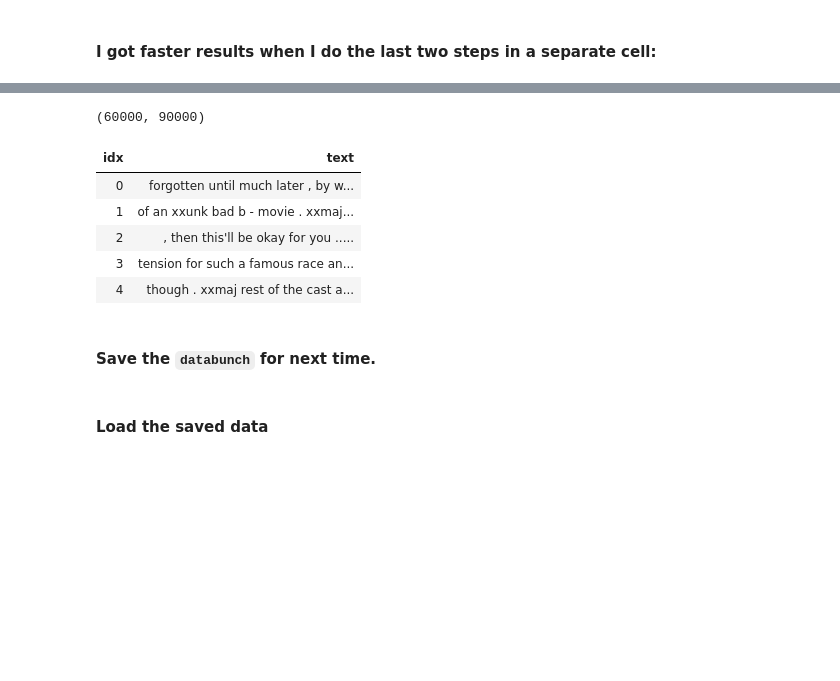
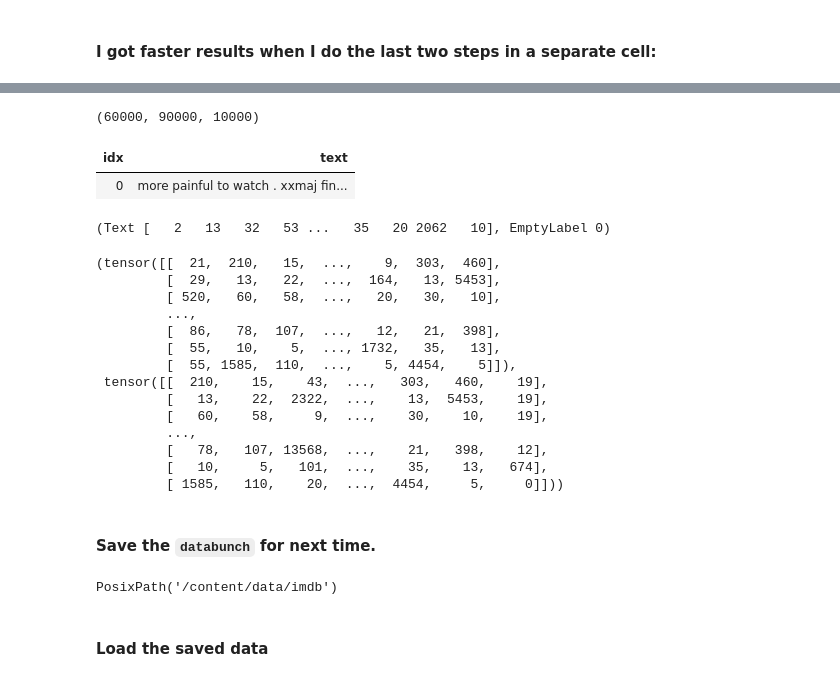
Before and after one commit to moonryul/course-nlp, a Jupyter notebook: 5-nn-imdb_annotated.ipynb, the cells around one changed output, grey strips where cells are left out. Drawn from its saved outputs; the diff is of its cells as text; code cells hidden in the pictures; blank space fills up the shorter version.

```diff
--- a/5-nn-imdb_annotated.ipynb
+++ b/5-nn-imdb_annotated.ipynb
@@ -258,8 +264,8 @@ count = 0
 error = True
 while error:
     try:
-        # Preprocessing steps
-        data_lm = (TextList.from_folder(path)
+        # The 1st step: Preprocessing steps
+        data_lm_full = (TextList.from_folder(path)
            #Inputs: all the text files in path
             .filter_by_folder(include=['train', 'test', 'unsup'])
            # notebook 3-logreg-nb-imbd used .split_by_folder instead of .filter_by_folder
@@ -290,9 +341,9 @@ count = 0
 error = True
 while error:
     try:
-        # Preprocessing steps
-        #     the next step is the bottleneck
-        data_lm = (data_lm.label_for_lm()
+        # the 2nd step (labeling texts) and the 3rd step (batching for language model)
+        #     the these steps is the bottleneck (takes a long time)
+        data_lm = (data_lm_full.label_for_lm()
            #We want to make a language model so we label accordingly
             .databunch(bs=bs, num_workers=1))
         error = False
@@ -308,16 +399,34 @@ Wall time: 14min 18s
 # %%
-len(data_lm.vocab.itos),len(data_lm.train_ds)
+len(data_lm.vocab.itos),len(data_lm.train_ds), len(data_lm.valid_ds)
 # %% [output]
-(60000, 90000)
+(60000, 90000, 10000)
 # %%
-data_lm.show_batch()
+data_lm.show_batch(1)
 # %% [output]
 | idx | text |
-| 0 | forgotten until much later , by w... |
-| 1 | of an xxunk bad b - movie . xxmaj... |
-| 2 | , then this'll be okay for you ..... |
-| 3 | tension for such a famous race an... |
-| 4 | though . xxmaj rest of the cast a... |
+| 0 | more painful to watch . xxmaj fin... |
+# %%
+data_lm.train_ds[0]
+# %% [output]
+(Text [   2   13   32   53 ...   35   20 2062   10], EmptyLabel 0)
+# %%
+x,y = data_lm.one_batch(DatasetType.Train)
+x,y
+# %% [output]
+(tensor([[  21,  210,   15,  ...,    9,  303,  460],
+         [  29,   13,   22,  ...,  164,   13, 5453],
+         [ 520,   60,   58,  ...,   20,   30,   10],
+         ...,
+         [  86,   78,  107,  ...,   12,   21,  398],
+         [  55,   10,    5,  ..., 1732,   35,   13],
+         [  55, 1585,  110,  ...,    5, 4454,    5]]),
+ tensor([[  210,    15,    43,  ...,   303,   460,    19],
+         [   13,    22,  2322,  ...,    13,  5453,    19],
+         [   60,    58,     9,  ...,    30,    10,    19],
+         ...,
+         [   78,   107, 13568,  ...,    21,   398,    12],
+         [   10,     5,   101,  ...,    35,    13,   674],
+         [ 1585,   110,    20,  ...,  4454,     5,     0]]))
 # %% [markdown]
 #### Save the `databunch` for next time.
 # %%
@@ -324,0 +434,4 @@ data_lm.save()
+# %%
+data_lm.path
+# %% [output]
+PosixPath('/content/data/imdb')
```
Also changed, not shown: parts of 35 cells of this notebook.
